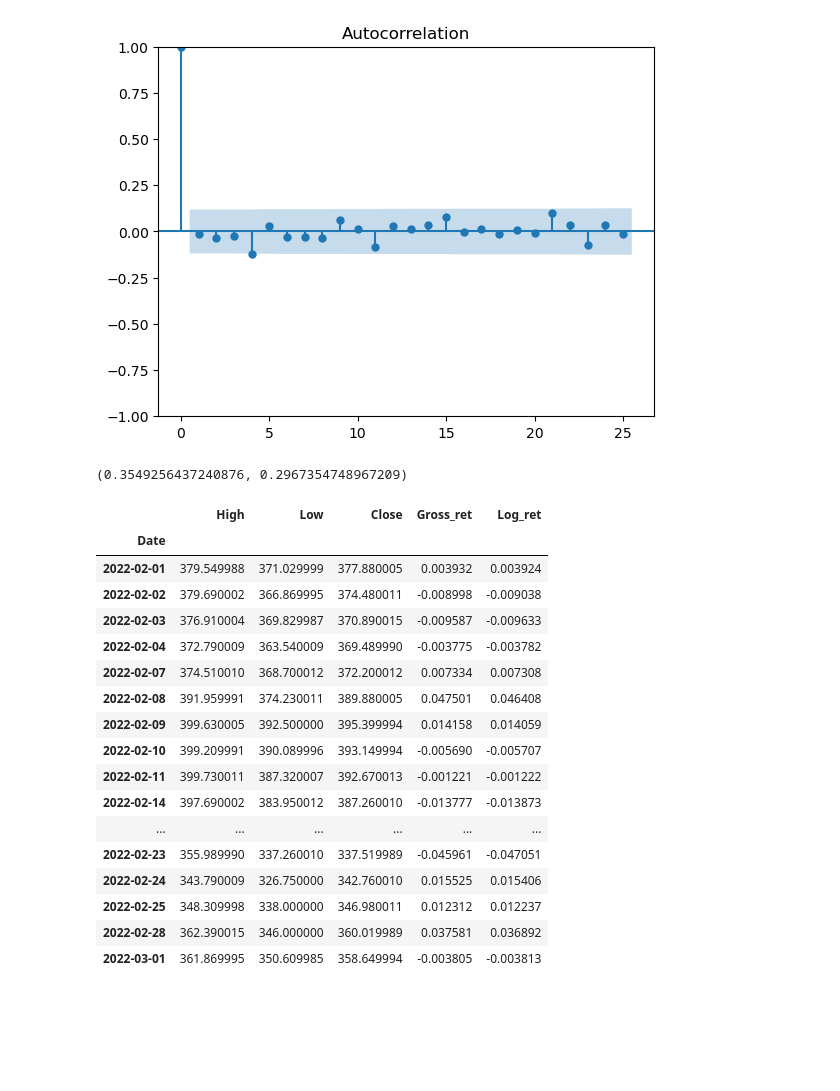
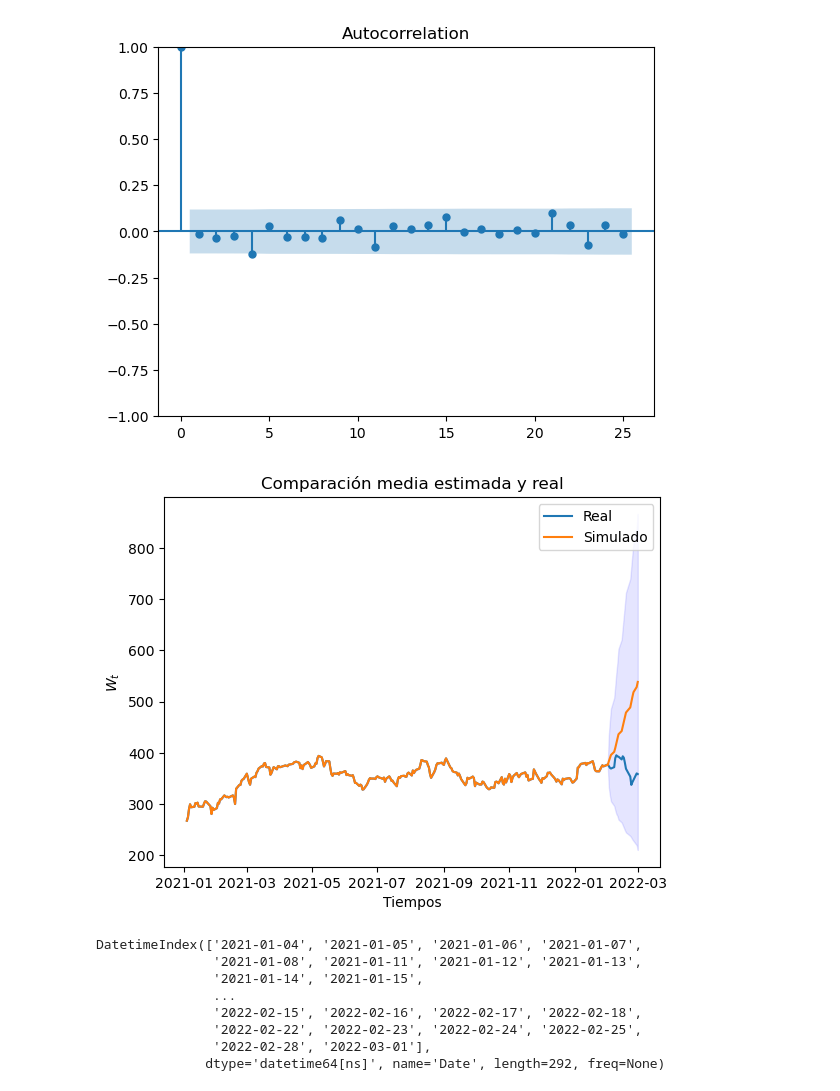
Before and after one commit to msanchezr99/Talleres_estocasticos1, a Jupyter notebook: Procesos_estoc_continuos/Punto1_Unit3.ipynb, the cells around one changed output. Saved outputs shown, nothing was run; the diff lists cells and outputs as text; code cells hidden in the pictures; blank space fills up the shorter version.

```diff
--- a/Procesos_estoc_continuos/Punto1_Unit3.ipynb
+++ b/Procesos_estoc_continuos/Punto1_Unit3.ipynb
@@ -224,6 +224,7 @@ newdata
 272 rows × 5 columns
 # %%
 newdata["Log_ret"].plot()
+data_values=newdata["Close"].values
 data_log_ret=newdata["Log_ret"].values
 data_R=newdata["Gross_ret"].values
 # %% [output]
@@ -250,28 +251,41 @@ d=1000
 G_0=newdata["Close"][-1]
 
 #G=bm.EM_geom_brown(G_0,mu,sigma,n,d,dt=dt)
-G=bm.teor_solut_GBM(G_0,mu_hat,sigma_hat,n,d,T)
+G=bm.get_geometr_matr(G_0,n,d,(mu_hat-sigma**2/2),sigma_hat,T)
+#Estimación y bandas
+estim=np.mean(G,axis=0)
+desv=np.std(G,axis=0)
+banda_sup=estim+1.95*desv
+banda_inf=estim-1.95*desv
-# %% [output]
-(0.3549256437240876, 0.2967354748967209)
-# %%
-testdata=(data.loc["2022-02":"2022-03-01"])
-testdata
-# %% [output]
-|  | High | Low | Close | Gross_ret | Log_ret |
-| Date |  |  |  |  |  |
-| 2022-02-01 | 379.549988 | 371.029999 | 377.880005 | 0.003932 | 0.003924 |
-| 2022-02-02 | 379.690002 | 366.869995 | 374.480011 | -0.008998 | -0.009038 |
-| 2022-02-03 | 376.910004 | 369.829987 | 370.890015 | -0.009587 | -0.009633 |
-| 2022-02-04 | 372.790009 | 363.540009 | 369.489990 | -0.003775 | -0.003782 |
-| 2022-02-07 | 374.510010 | 368.700012 | 372.200012 | 0.007334 | 0.007308 |
-| 2022-02-08 | 391.959991 | 374.230011 | 389.880005 | 0.047501 | 0.046408 |
-| 2022-02-09 | 399.630005 | 392.500000 | 395.399994 | 0.014158 | 0.014059 |
-| 2022-02-10 | 399.209991 | 390.089996 | 393.149994 | -0.005690 | -0.005707 |
-| 2022-02-11 | 399.730011 | 387.320007 | 392.670013 | -0.001221 | -0.001222 |
-| 2022-02-14 | 397.690002 | 383.950012 | 387.260010 | -0.013777 | -0.013873 |
-| ... | ... | ... | ... | ... | ... |
-| 2022-02-23 | 355.989990 | 337.260010 | 337.519989 | -0.045961 | -0.047051 |
-| 2022-02-24 | 343.790009 | 326.750000 | 342.760010 | 0.015525 | 0.015406 |
-| 2022-02-25 | 348.309998 | 338.000000 | 346.980011 | 0.012312 | 0.012237 |
-| 2022-02-28 | 362.390015 | 346.000000 | 360.019989 | 0.037581 | 0.036892 |
-| 2022-03-01 | 361.869995 | 350.609985 | 358.649994 | -0.003805 | -0.003813 |
+# %%
+testdata=(data.loc["2022-02":"2022-03-01"]) #20 datos adicionales
+complete_data=data.loc["2021-01":"2022-03-01"]
+t=complete_data.index
+datostotales=complete_data["Close"].values
+
+estim_compl=np.concatenate((data_values,estim))
+simulated=np.concatenate((np.tile(data_values,(d,1)),G),axis=1)#tile hace una matriz con cada fila igual al vector
+banda_sup_compl=np.concatenate((data_values,banda_sup))
+banda_inf_compl=np.concatenate((data_values,banda_inf))
+
+fig, ax = plt.subplots()
+ax.plot(t,np.array([datostotales,estim_compl]).T)
+plt.legend(["Real","Simulado"])
+plt.fill_between(t, banda_inf_compl, banda_sup_compl, color='blue', alpha=0.1)
+ax.set_title(f"Comparación media estimada y real")
+ax.set_xlabel("Tiempos")
+ax.set_ylabel("$W_t$")
+plt.show()
+# %% [output]
+[figure, added]
+# %%
+complete_data.index
+# %% [output]
+DatetimeIndex(['2021-01-04', '2021-01-05', '2021-01-06', '2021-01-07',
+               '2021-01-08', '2021-01-11', '2021-01-12', '2021-01-13',
+               '2021-01-14', '2021-01-15',
+               ...
+               '2022-02-15', '2022-02-16', '2022-02-17', '2022-02-18',
+               '2022-02-22', '2022-02-23', '2022-02-24', '2022-02-25',
+               '2022-02-28', '2022-03-01'],
+              dtype='datetime64[ns]', name='Date', length=292, freq=None)
```
Also changed, not shown: parts of 3 cells of this notebook, 2 other files.
